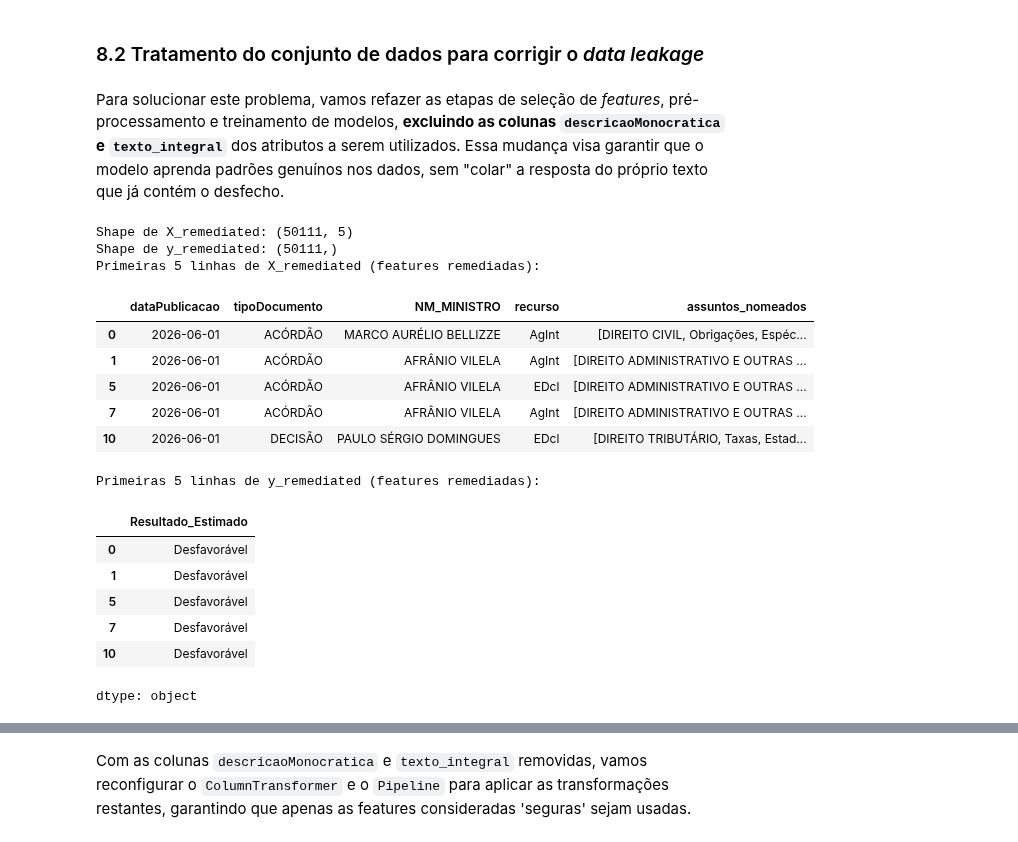
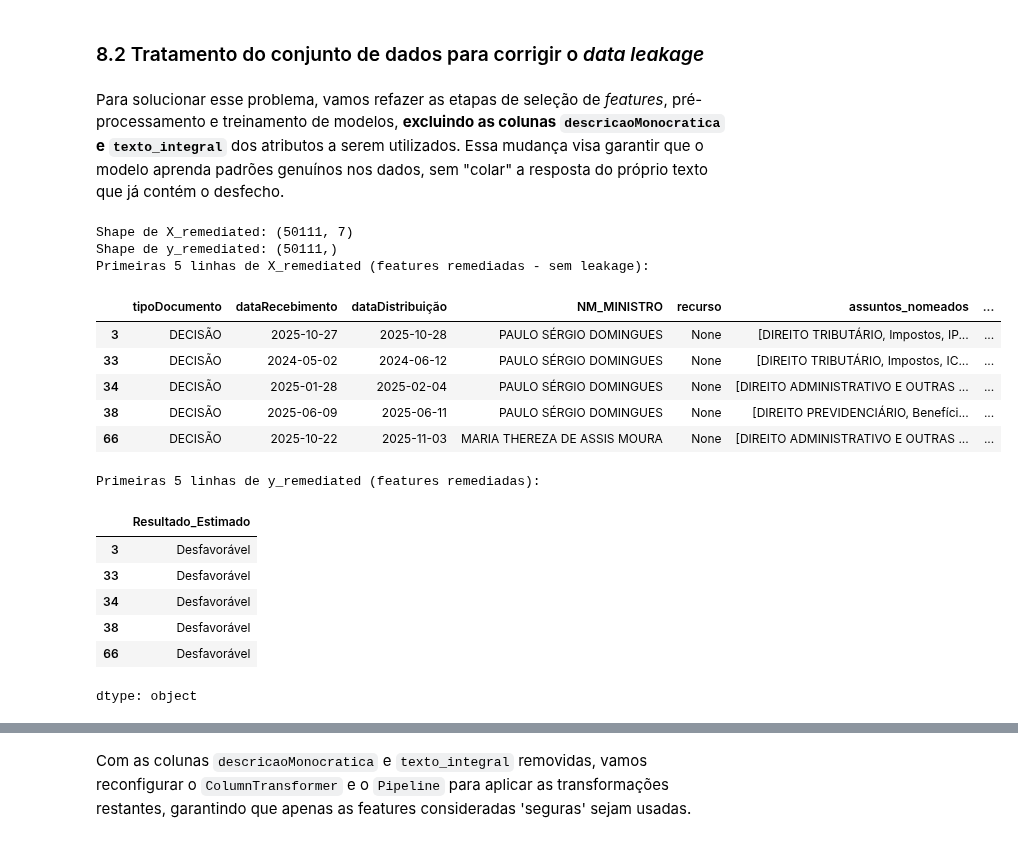
Before and after one commit to rafaeldebarros/MVP_machine_learning, a Jupyter notebook: MVP_ML_DL.ipynb, the cells around one changed output, grey strips where cells are left out. Cells and saved outputs as stored; diff of their text form; code cells hidden in the pictures.

```diff
--- a/MVP_ML_DL.ipynb
+++ b/MVP_ML_DL.ipynb
@@ -222,13 +331,9 @@ Esses arquivos contêm os textos das decisões terminativas proferidas pelos Min
 
 É importante notar que apenas uma pequena fração das decisões proferidas tiveram seus textos integrais disponibilizados em arquivos TXT, o que dificultará a compreensão de temas específicos dos diversos proccessos decididos pelo STJ.
 # %%
-# =====================================================================
-# 2. EXTRAÇÃO DOS TEXTOS DAS DECISÕES DE PASTAS ZIPADAS
-# =====================================================================
 
-# Definir o caminho para a pasta que contém os arquivos ZIP no Google Drive
-# ASSUNÇÃO: A pasta zipada está em 'Meu Drive/Colab Notebooks/textos_decisoes_stj_2026_zip'
-pasta_dos_zips = '/content/drive/MyDrive/Colab Notebooks/textos_decisoes_stj_2026'
+# Definir o caminho para a pasta que contém os arquivos ZIP dentro do repositório extraído
+pasta_dos_zips = os.path.join(root_repo_path, "textos_decisoes_stj_2026")
 
 # Verifica se a pasta existe
 if not os.path.exists(pasta_dos_zips):
@@ -239,7 +344,6 @@ else:
     print(f"\nIdentificados {len(arquivos_zip)} arquivos ZIP para processamento.")
 
     # Cria o conjunto de busca rápida baseado no SeqDocumento de df_raw (todos os processos)
-    # É importante garantir que SeqDocumento esteja em string para a comparação
     documentos_alvo = set(df_raw['SeqDocumento'].astype(str))
     dicionario_textos = {}
 
@@ -266,14 +370,12 @@ else:
                                 textos_encontrados_neste_zip += 1
 
             if textos_encontrados_neste_zip > 0:
-                print(f"[{idx}/{len(arquivos_zip)}] → {nome_zip}: Vinculou {textos_encontrados_neste_zip} textos.")
+                # print(f"[{idx}/{len(arquivos_zip)}] → {nome_zip}: Vinculou {textos_encontrados_neste_zip} textos.")
+                pass
 
         except Exception as e:
             print(f"✗ Erro ao processar o arquivo compactado {nome_zip}: {e}")
 
-    # =====================================================================
-    # 4. MAPEAMENTO DOS TEXTOS INTEGRAIS PARA O DATAFRAME df_raw
-    # =====================================================================
     # Relaciona o texto integral com o DataFrame df_raw através do SeqDocumento
     df_raw['texto_integral'] = df_raw['SeqDocumento'].astype(str).map(dicionario_textos)
 
@@ -1627,45 +1699,46 @@ Os resultados indicam um problema. Embora a coluna `teor` tenha sido removida ex
 # %% [markdown]
 
 
-Para solucionar este problema, vamos refazer as etapas de seleção de _features_, pré-processamento e treinamento de modelos, **excluindo as colunas `descricaoMonocratica` e `texto_integral`** dos atributos a serem utilizados. Essa mudança visa garantir que o modelo aprenda padrões genuínos nos dados, sem "colar" a resposta do próprio texto que já contém o desfecho.
+Para solucionar esse problema, vamos refazer as etapas de seleção de _features_, pré-processamento e treinamento de modelos, **excluindo as colunas `descricaoMonocratica` e `texto_integral`** dos atributos a serem utilizados. Essa mudança visa garantir que o modelo aprenda padrões genuínos nos dados, sem "colar" a resposta do próprio texto que já contém o desfecho.
 # %%
-# 1. Redefinição de Features (X) e Target (y) sem 'descricaoMonocratica' e 'texto_integral'
+# 1. Redefinição de Features (X) e Target (y) sem 'descricaoMonocratica' e 'texto_integral' para corrigir leakage
 
 # Variável Target permanece a mesma
 y_remediated = df_decisoes_terminativas['Resultado_Estimado']
 
-# ATENÇÃO: As colunas 'descricaoMonocratica' e 'texto_integral' foram adicionadas aqui para exclusão,
-# pois foram identificadas como prováveis fontes de data leakage.
+# As colunas 'descricaoMonocratica' e 'texto_integral' serão removidas
+# para corrigir o data leakage.
+# 'dataRecebimento' e 'dataDistribuição' são RETIDAS para engenharia de features temporais.
 features_para_excluir_remediated = [
     'SeqDocumento', 'numeroRegistro', 'processo', 'assuntos', 'Resultado_Estimado',
-    'dataRecebimento', 'dataDistribuição', 'teor',
-    'descricaoMonocratica', 'texto_integral'
+    'teor', 'numero_processual', 'descricaoMonocratica', 'texto_integral', 'dataPublicacao'
+#    'dataRecebimento', 'dataDistribuição'
 ]
 
 X_remediated = df_decisoes_terminativas.drop(columns=features_para_excluir_remediated)
 
 print(f"Shape de X_remediated: {X_remediated.shape}")
 print(f"Shape de y_remediated: {y_remediated.shape}")
-print("Primeiras 5 linhas de X_remediated (features remediadas):")
+print("Primeiras 5 linhas de X_remediated (features remediadas - sem leakage):")
 display(X_remediated.head())
 print("Primeiras 5 linhas de y_remediated (features remediadas):")
 display(y_remediated.head())
 # %% [output]
-Shape de X_remediated: (50111, 5)
+Shape de X_remediated: (50111, 7)
 Shape de y_remediated: (50111,)
-Primeiras 5 linhas de X_remediated (features remediadas):
+Primeiras 5 linhas de X_remediated (features remediadas - sem leakage):
-|  | dataPublicacao | tipoDocumento | NM_MINISTRO | recurso | assuntos_nomeados |
-| 0 | 2026-06-01 | ACÓRDÃO | MARCO AURÉLIO BELLIZZE | AgInt | [DIREITO CIVIL, Obrigações, Espéc... |
-| 1 | 2026-06-01 | ACÓRDÃO | AFRÂNIO VILELA | AgInt | [DIREITO ADMINISTRATIVO E OUTRAS ... |
-| 5 | 2026-06-01 | ACÓRDÃO | AFRÂNIO VILELA | EDcl | [DIREITO ADMINISTRATIVO E OUTRAS ... |
-| 7 | 2026-06-01 | ACÓRDÃO | AFRÂNIO VILELA | AgInt | [DIREITO ADMINISTRATIVO E OUTRAS ... |
-| 10 | 2026-06-01 | DECISÃO | PAULO SÉRGIO DOMINGUES | EDcl | [DIREITO TRIBUTÁRIO, Taxas, Estad... |
+|  | tipoDocumento | dataRecebimento | dataDistribuição | NM_MINISTRO | recurso | assuntos_nomeados | ... |
+| 3 | DECISÃO | 2025-10-27 | 2025-10-28 | PAULO SÉRGIO DOMINGUES | None | [DIREITO TRIBUTÁRIO, Impostos, IP... | ... |
+| 33 | DECISÃO | 2024-05-02 | 2024-06-12 | PAULO SÉRGIO DOMINGUES | None | [DIREITO TRIBUTÁRIO, Impostos, IC... | ... |
+| 34 | DECISÃO | 2025-01-28 | 2025-02-04 | PAULO SÉRGIO DOMINGUES | None | [DIREITO ADMINISTRATIVO E OUTRAS ... | ... |
+| 38 | DECISÃO | 2025-06-09 | 2025-06-11 | PAULO SÉRGIO DOMINGUES | None | [DIREITO PREVIDENCIÁRIO, Benefíci... | ... |
+| 66 | DECISÃO | 2025-10-22 | 2025-11-03 | MARIA THEREZA DE ASSIS MOURA | None | [DIREITO ADMINISTRATIVO E OUTRAS ... | ... |
 Primeiras 5 linhas de y_remediated (features remediadas):
 |  | Resultado_Estimado |
-| 0 | Desfavorável |
-| 1 | Desfavorável |
-| 5 | Desfavorável |
-| 7 | Desfavorável |
-| 10 | Desfavorável |
+| 3 | Desfavorável |
+| 33 | Desfavorável |
+| 34 | Desfavorável |
+| 38 | Desfavorável |
+| 66 | Desfavorável |
 dtype: object
 # %%
```
Also changed, not shown: parts of 100 cells of this notebook.
